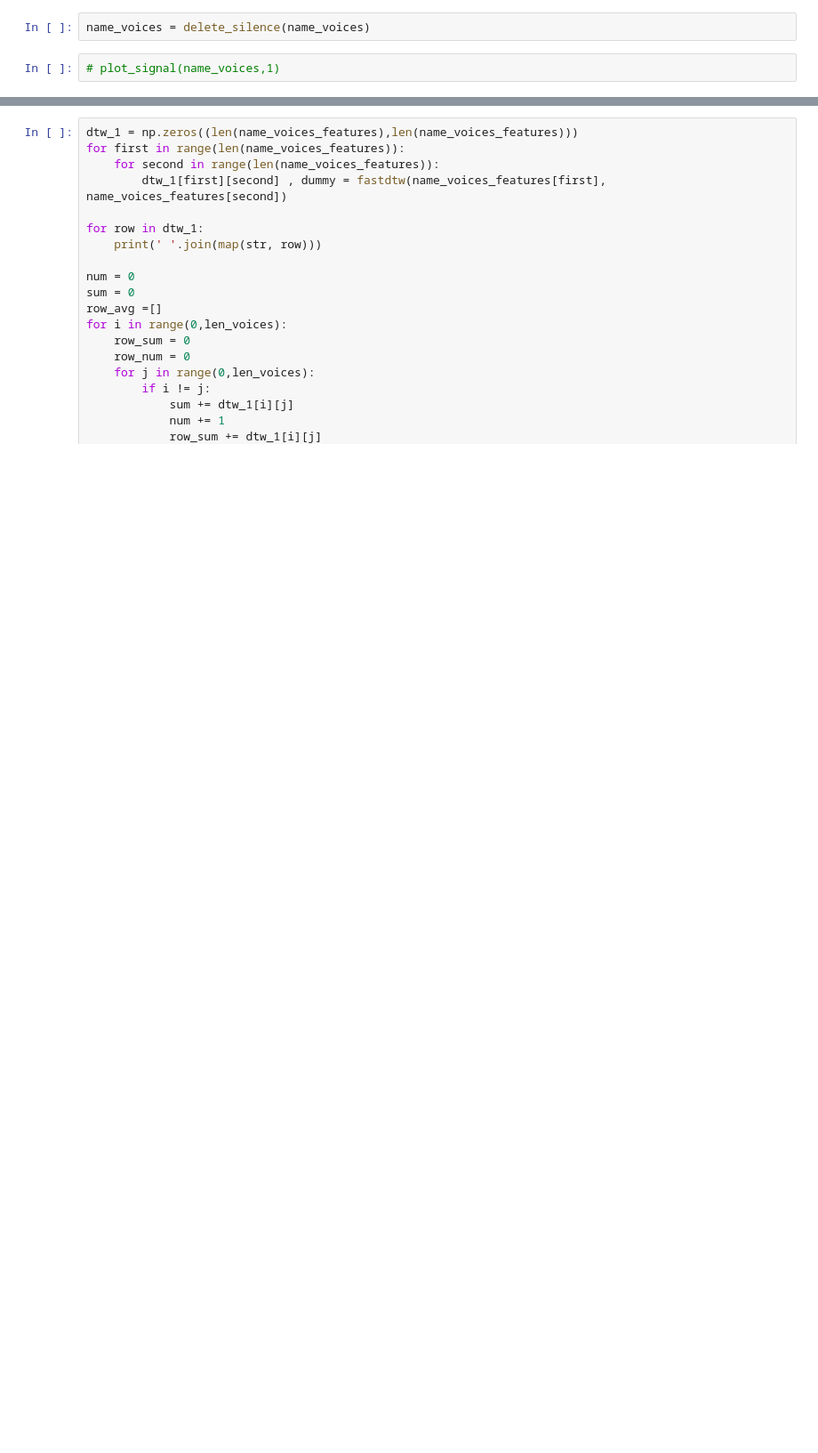
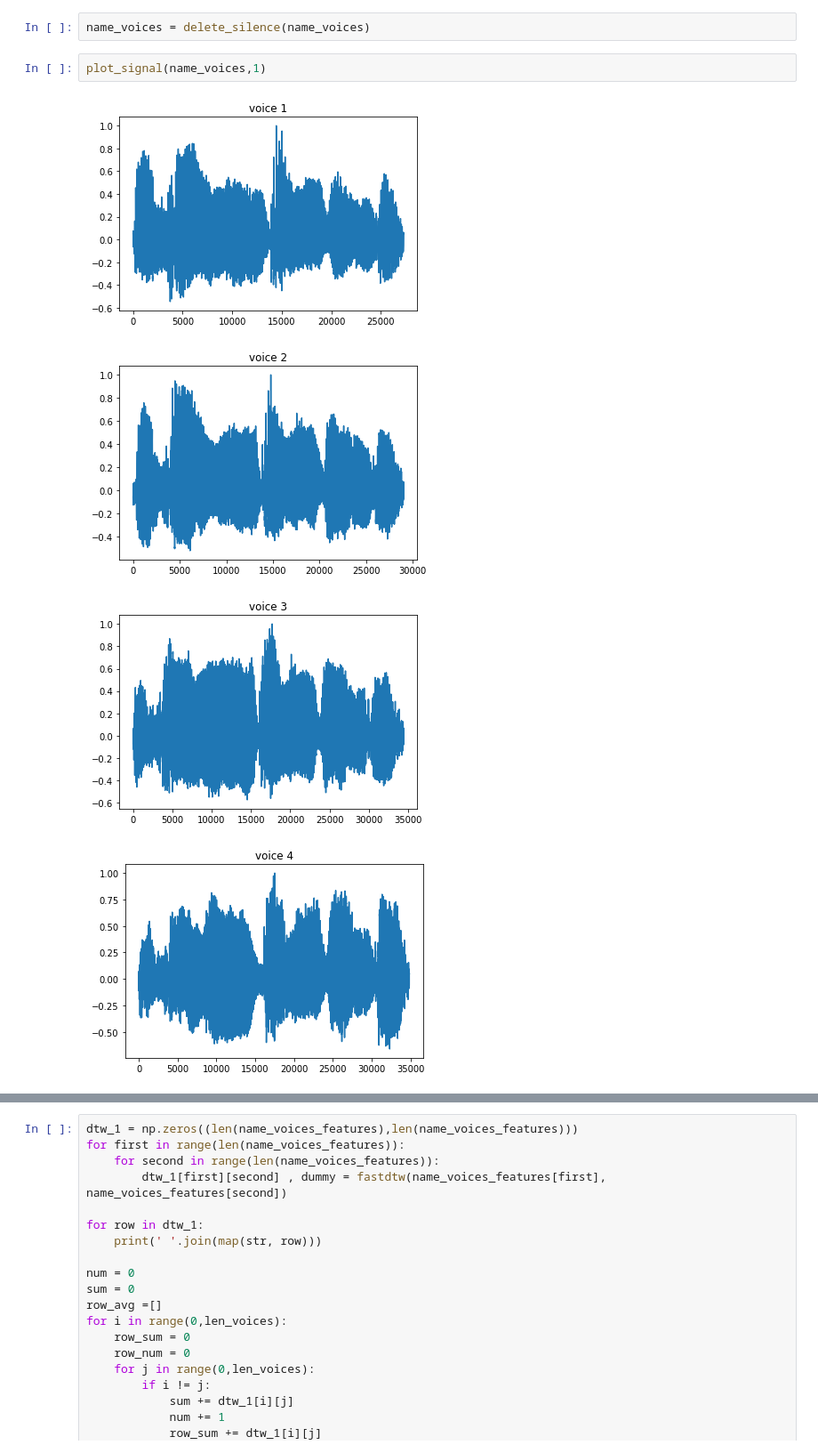
Before and after one commit to hoseindamavandi/Speech-Recognition-DTW, a Jupyter notebook: DTW.ipynb, the cells around one changed output, grey strips where cells are left out. Shown: that part at 89% size. Cells and saved outputs as stored; diff of their text form; blank space fills up the shorter version.

```diff
--- a/DTW.ipynb
+++ b/DTW.ipynb
@@ -103,4 +125,9 @@ name_voices = normalize_signal(name_voices)
 # %%
 name_voices = delete_silence(name_voices)
 # %%
-# plot_signal(name_voices,1)
+plot_signal(name_voices,1)
+# %% [output]
+[figure, added]
+[figure, added]
+[figure, added]
+[figure, added]
```
Also changed, not shown: parts of 5 cells of this notebook.
